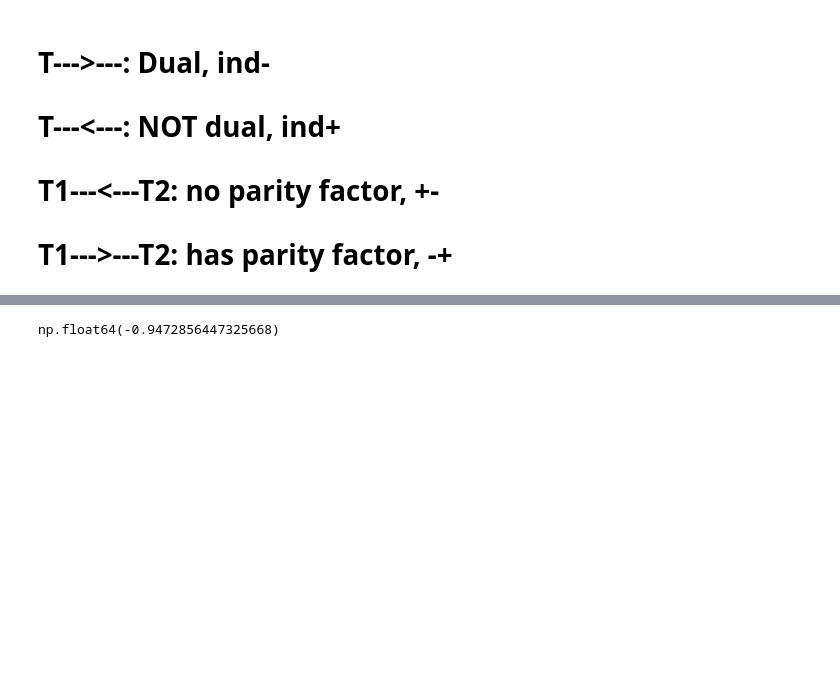
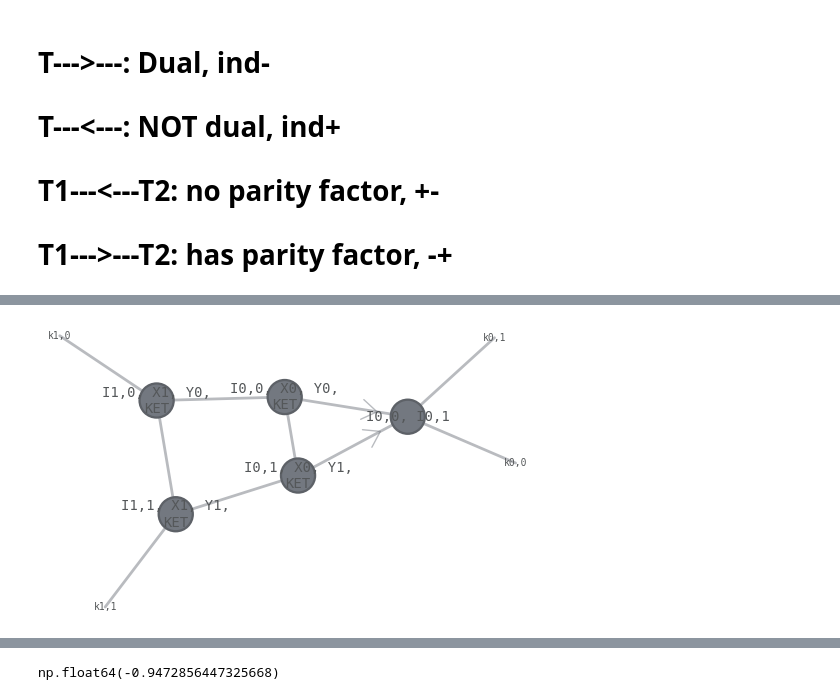
Before and after one commit to sjdu10/vmc_torch, a Jupyter notebook: experiment/spinful_PEPS.ipynb, the cells around one changed output, grey strips where cells are left out. Cells and saved outputs as stored; diff of their text form; code cells hidden in the pictures; blank space fills up the shorter version.

```diff
--- a/experiment/spinful_PEPS.ipynb
+++ b/experiment/spinful_PEPS.ipynb
@@ -357,3 +360,7 @@ where, G = list(ham.terms.items())[0]
+# %%
+ket.gate(G, where=where, contract=False).draw()
+# %% [output]
+[figure, added]
 # %%
 import itertools
 # site 0 -- site 1
```
Also changed, not shown: parts of 10 cells of this notebook, 8 other files.
